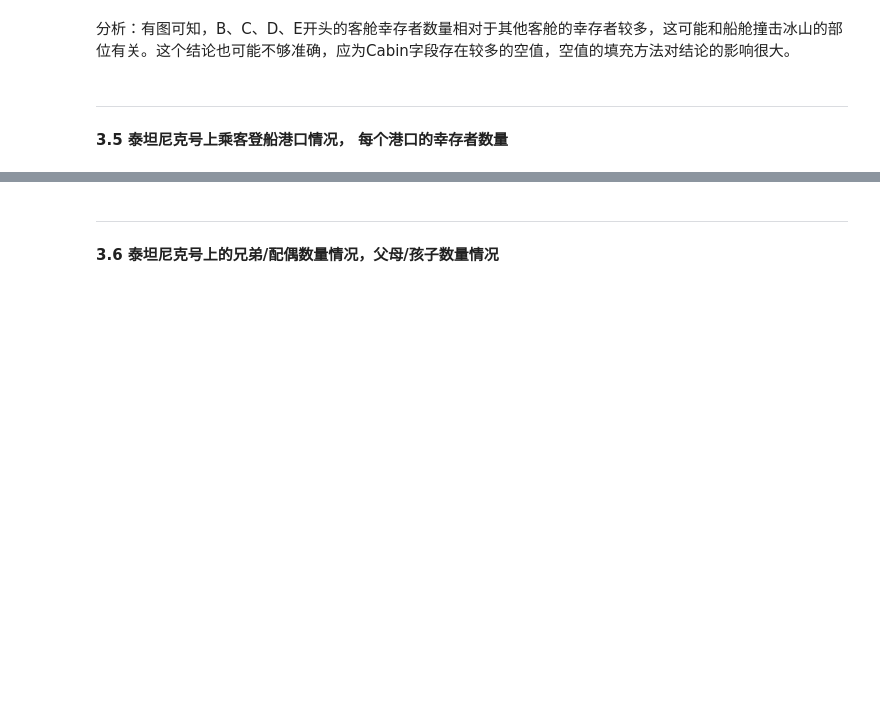
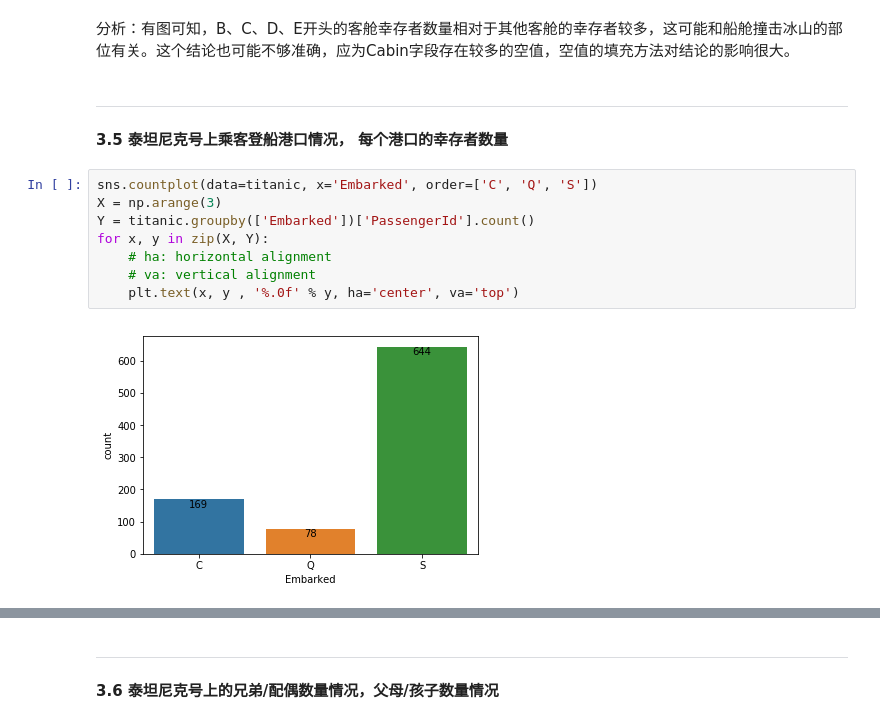
Before and after one commit to LYleonard/DataAnalysis, a Jupyter notebook: Statistics/ExploringDataSet/Explore_Titanic_Data.ipynb, the cells around one changed output, grey strips where cells are left out. Cells and saved outputs as stored; diff of their text form; blank space fills up the shorter version.

Commit message:
Titanic EDA

```diff
--- a/Statistics/ExploringDataSet/Explore_Titanic_Data.ipynb
+++ b/Statistics/ExploringDataSet/Explore_Titanic_Data.ipynb
@@ -262,3 +263,13 @@ num_surv_by_Cab.plot.barh()
 # %% [markdown]
 ---
 **3.5 泰坦尼克号上乘客登船港口情况， 每个港口的幸存者数量**
+# %%
+sns.countplot(data=titanic, x='Embarked', order=['C', 'Q', 'S'])
+X = np.arange(3)
+Y = titanic.groupby(['Embarked'])['PassengerId'].count()
+for x, y in zip(X, Y):
+    # ha: horizontal alignment
+    # va: vertical alignment
+    plt.text(x, y , '%.0f' % y, ha='center', va='top')
+# %% [output]
+[figure, added]
```
Also changed, not shown: parts of 7 cells of this notebook, 2 other files.
